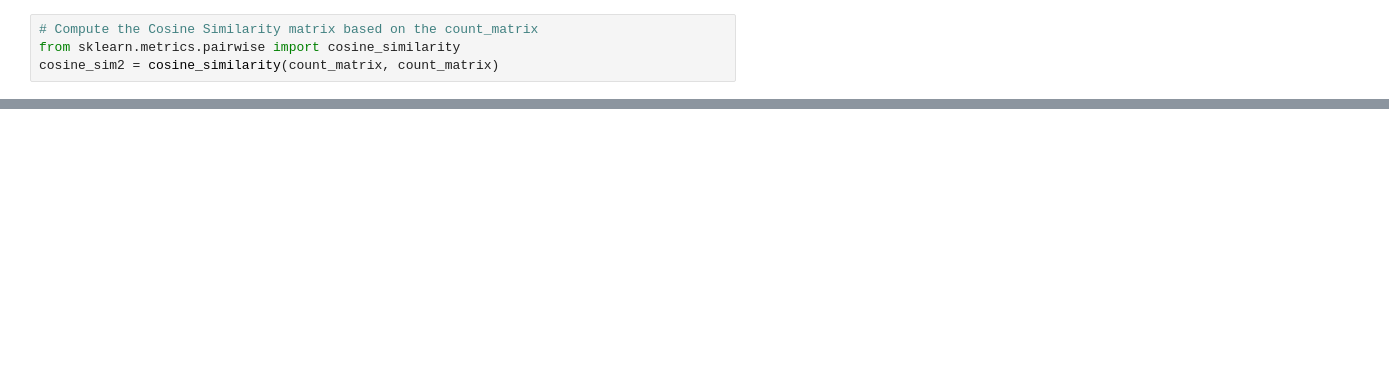
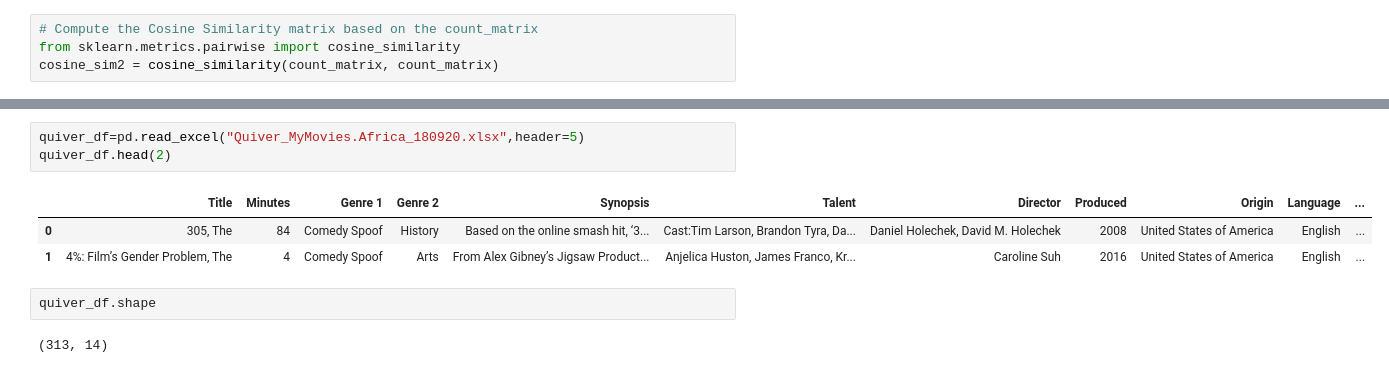
Before and after one commit to CHRISTINEMUTHEE/Movie_Recomendation_System, a Jupyter notebook: content_based.ipynb, the cells around one changed output, grey strips where cells are left out. Cells and saved outputs as stored; diff of their text form; blank space fills up the shorter version.

```diff
--- a/content_based.ipynb
+++ b/content_based.ipynb
@@ -316 +266,12 @@ get_similar_movies('WHY U HATE',cosine_sim2)
 Name: title, dtype: object
+# %%
+quiver_df=pd.read_excel("Quiver_MyMovies.Africa_180920.xlsx",header=5)
+quiver_df.head(2)
+# %% [output]
+|  | Title | Minutes | Genre 1 | Genre 2 | Synopsis | Talent | Director | Produced | Origin | Language | ... |
+| 0 | 305, The | 84 | Comedy Spoof | History | Based on the online smash hit, ‘3... | Cast:Tim Larson, Brandon Tyra, Da... | Daniel Holechek, David M. Holechek | 2008 | United States of America | English | ... |
+| 1 | 4%: Film’s Gender Problem, The | 4 | Comedy Spoof | Arts | From Alex Gibney’s Jigsaw Product... | Anjelica Huston, James Franco, Kr... | Caroline Suh | 2016 | United States of America | English | ... |
+# %%
+quiver_df.shape
+# %% [output]
+(313, 14)
```
Also changed, not shown: parts of 23 cells of this notebook, 2 other files.
